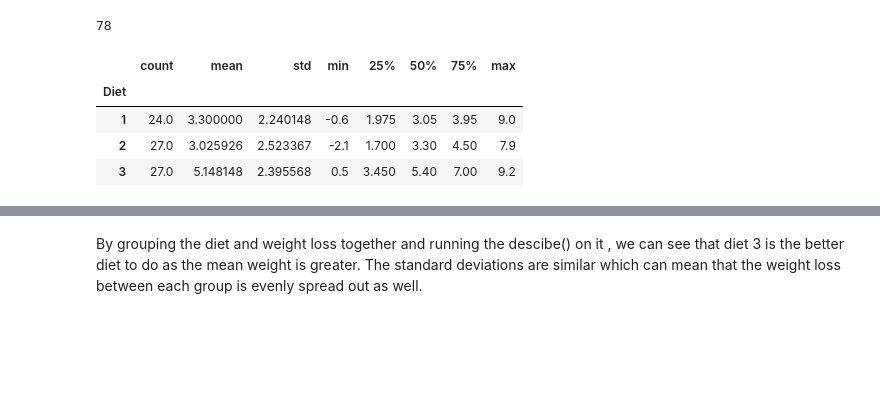
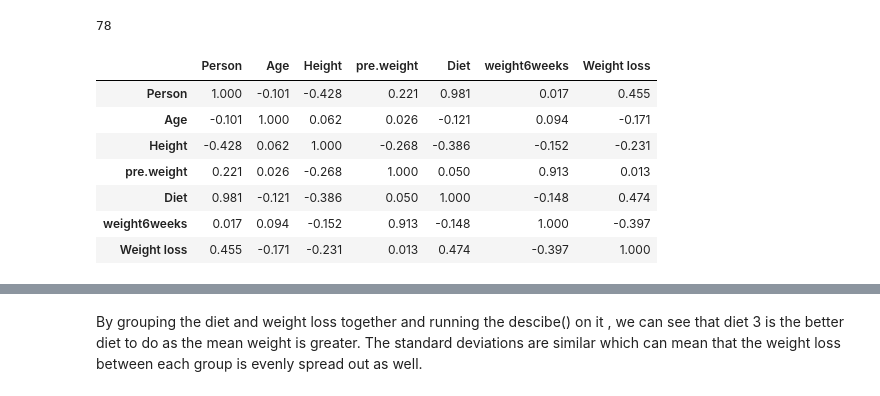
Before and after one commit to MichelleMoran431/Machine-learning-and-Statistics, a Jupyter notebook: Scipy Stats/scipy-stats.ipynb, the cells around one changed output, grey strips where cells are left out. Drawn from its saved outputs; the diff is of its cells as text; code cells hidden in the pictures; blank space fills up the shorter version.

```diff
--- a/Scipy Stats/scipy-stats.ipynb
+++ b/Scipy Stats/scipy-stats.ipynb
@@ -117,11 +148,16 @@ df
 df.shape[0]   # number of observations
 # %% [output]
 78
-# %%
-df.groupby("Diet")['Weight loss'].describe()
-# %% [output]
-|  | count | mean | std | min | 25% | 50% | 75% | max |
-| Diet |  |  |  |  |  |  |  |  |
-| 1 | 24.0 | 3.300000 | 2.240148 | -0.6 | 1.975 | 3.05 | 3.95 | 9.0 |
-| 2 | 27.0 | 3.025926 | 2.523367 | -2.1 | 1.700 | 3.30 | 4.50 | 7.9 |
-| 3 | 27.0 | 5.148148 | 2.395568 | 0.5 | 3.450 | 5.40 | 7.00 | 9.2 |
+# %%
+https://www.statology.org/correlation-matrix-python/
+
+df.corr().round (3)
+# %% [output]
+|  | Person | Age | Height | pre.weight | Diet | weight6weeks | Weight loss |
+| Person | 1.000 | -0.101 | -0.428 | 0.221 | 0.981 | 0.017 | 0.455 |
+| Age | -0.101 | 1.000 | 0.062 | 0.026 | -0.121 | 0.094 | -0.171 |
+| Height | -0.428 | 0.062 | 1.000 | -0.268 | -0.386 | -0.152 | -0.231 |
+| pre.weight | 0.221 | 0.026 | -0.268 | 1.000 | 0.050 | 0.913 | 0.013 |
+| Diet | 0.981 | -0.121 | -0.386 | 0.050 | 1.000 | -0.148 | 0.474 |
+| weight6weeks | 0.017 | 0.094 | -0.152 | 0.913 | -0.148 | 1.000 | -0.397 |
+| Weight loss | 0.455 | -0.171 | -0.231 | 0.013 | 0.474 | -0.397 | 1.000 |
```
Also changed, not shown: parts of 63 cells of this notebook, 2 other files.
